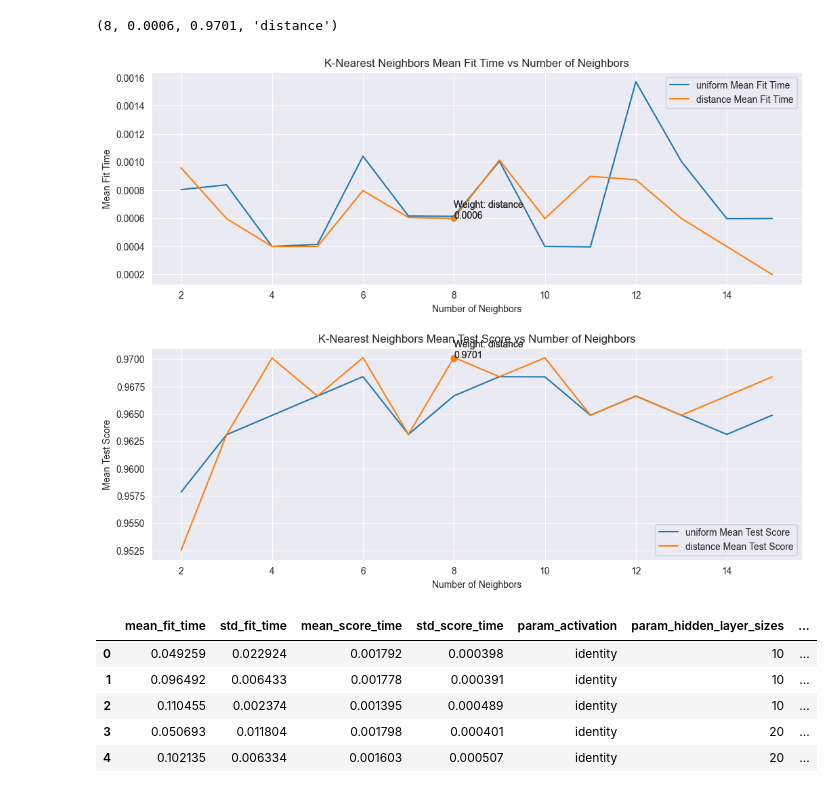
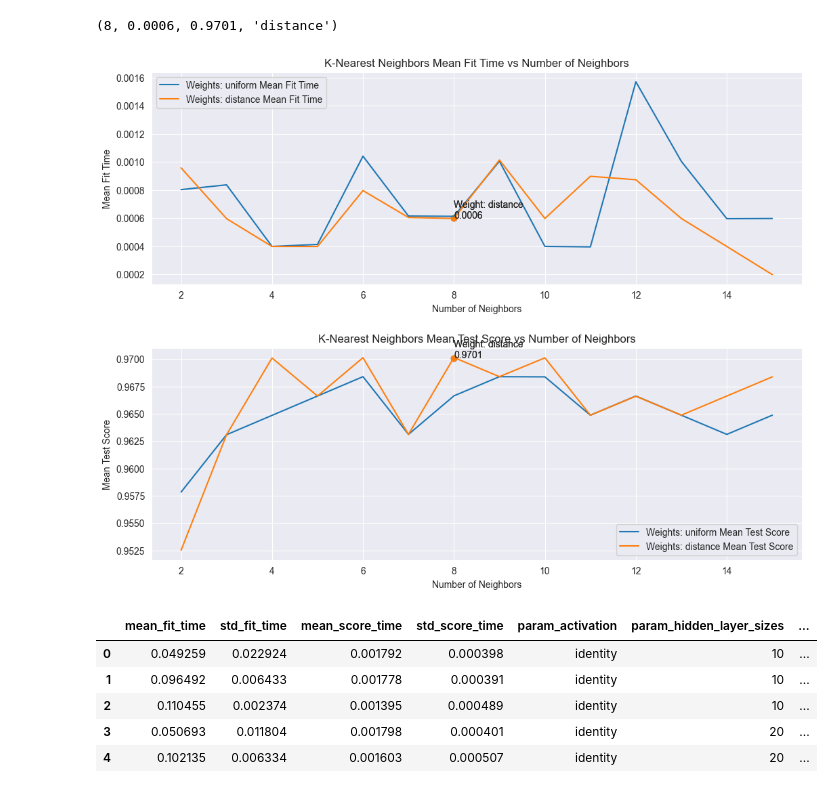
Before and after one commit to Lin-Ian/Breast-Cancer-Wisconsin-Diagnosis, a Jupyter notebook: gridsearch_cv_peformance.ipynb, the cells around one changed output. Cells and saved outputs as stored; diff of their text form; code cells hidden in the pictures.

```diff
--- a/gridsearch_cv_peformance.ipynb
+++ b/gridsearch_cv_peformance.ipynb
@@ -234,31 +234,31 @@ top_knn_n_neighbors, top_knn_mean_fit_time, top_knn_mean_test_score, top_knn_wei
 # %%
 plt.figure(figsize=(12, 9))
 weights = knn_data['param_weights'].unique()
 
 for weight in weights:
     plt.subplot(2, 1, 1)
     plt.plot(knn_data[knn_data['param_weights']==weight]['param_n_neighbors'],
-            knn_data[knn_data['param_weights']==weight]['mean_fit_time'], label=f'{weight} Mean Fit Time')
+            knn_data[knn_data['param_weights']==weight]['mean_fit_time'], label=f'Weights: {weight} Mean Fit Time')
     plt.title('K-Nearest Neighbors Mean Fit Time vs Number of Neighbors')
     plt.xlabel('Number of Neighbors')
     plt.ylabel('Mean Fit Time')
     plt.scatter(top_knn_n_neighbors, top_knn_mean_fit_time)
     plt.annotate(f'Weight: {top_knn_weight}\n{top_knn_mean_fit_time}', xy=(top_knn_n_neighbors, top_knn_mean_fit_time))
     plt.legend()
 
     plt.subplot(2, 1, 2)
     plt.plot(knn_data[knn_data['param_weights']==weight]['param_n_neighbors'],
-             knn_data[knn_data['param_weights']==weight]['mean_test_score'], label=f'{weight} Mean Test Score')
+             knn_data[knn_data['param_weights']==weight]['mean_test_score'], label=f'Weights: {weight} Mean Test Score')
     plt.title('K-Nearest Neighbors Mean Test Score vs Number of Neighbors')
     plt.xlabel('Number of Neighbors')
     plt.ylabel('Mean Test Score')
     plt.scatter(top_knn_n_neighbors, top_knn_mean_test_score)
     plt.annotate(f'Weight: {top_knn_weight}\n{top_knn_mean_test_score}', xy=(top_knn_n_neighbors, top_knn_mean_test_score))
     plt.legend()
 plt.subplots_adjust(left=0.1, bottom=0.1, right=0.9, top=0.9, wspace=0.4, hspace=0.3)
 plt.show()
 # %% [output]
-[figure, old version]
+[figure, new version]
 # %%
 mlp_data = pd.read_csv('model_performance/mlp_gridsearch_cv.csv')
 mlp_data.head()
```
Also changed, not shown: parts of 4 cells of this notebook.
